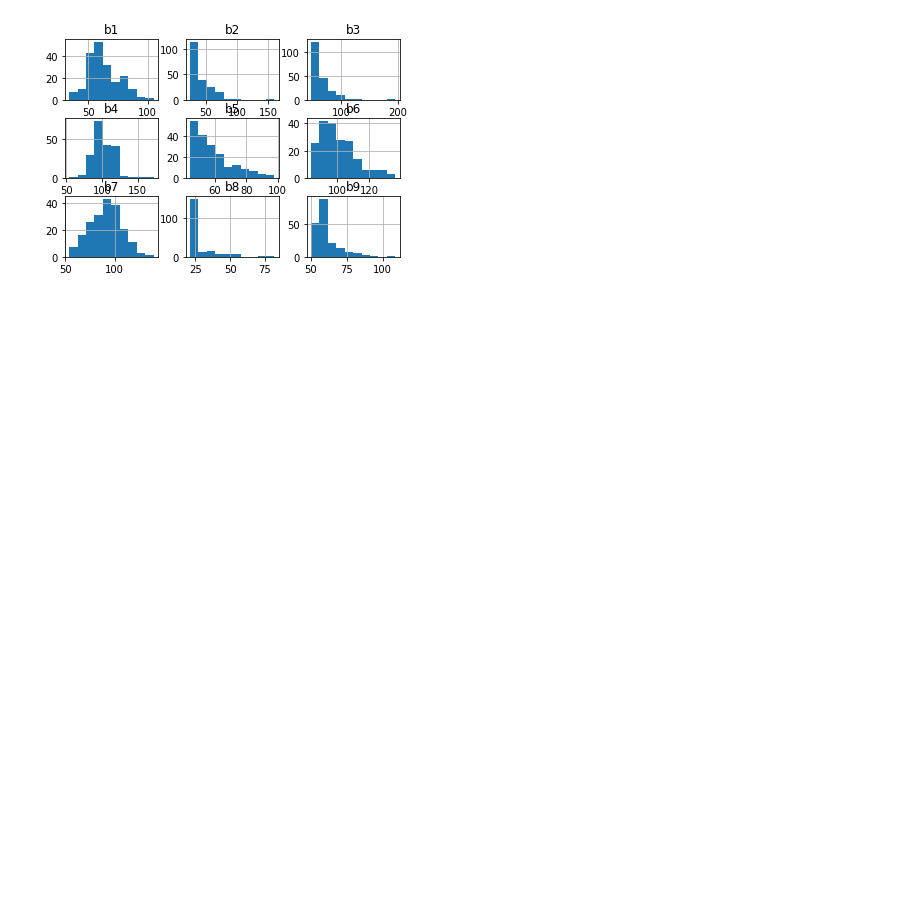
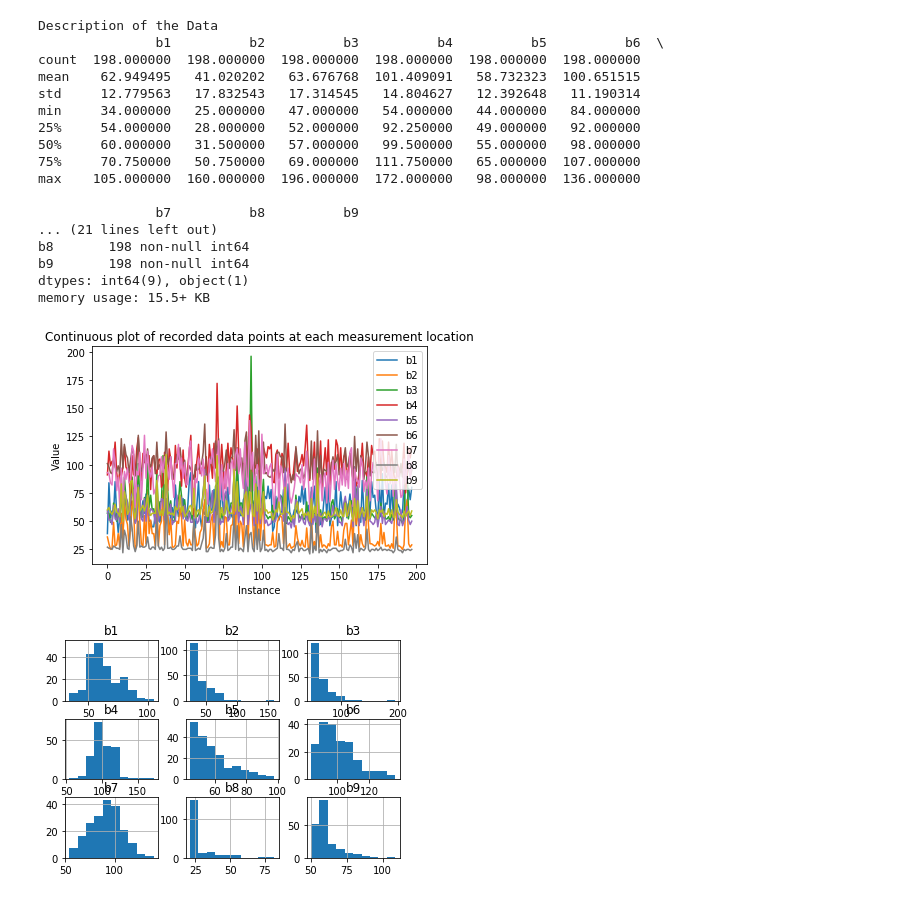
Before and after one commit to SamuelHeath/handson-ml, a Jupyter notebook: labs/lab2/lab02.ipynb, the cells around one changed output. Saved outputs shown, nothing was run; the diff lists cells and outputs as text; code cells hidden in the pictures; blank space fills up the shorter version.

```diff
--- a/labs/lab2/lab02.ipynb
+++ b/labs/lab2/lab02.ipynb
@@ -36,9 +49,37 @@ To run (or execute) a cell, click on the cell and press the *Enter* key while ho
 # %%
 # Remove unneeded features from the data
 training_set = training_set[list(filter(lambda x: 'pred_minus' not in x, training_set.columns.get_values()))]
+
 # Redisplay the values
-training_set.head()
-training_set.hist()
+print("Description of the Data")
+print(training_set.describe())
+print("\nType of data we are working with")
+training_set.info()
+print("")
+ax = training_set.plot()
+ax.set_xlabel("Instance")
+ax.set_ylabel("Value")
+plt.title("Continuous plot of recorded data points at each measurement location")
+print()
+ax = training_set.hist()
 plt.show()
 # %% [output]
+Description of the Data
+               b1          b2          b3          b4          b5          b6  \
+count  198.000000  198.000000  198.000000  198.000000  198.000000  198.000000
+mean    62.949495   41.020202   63.676768  101.409091   58.732323  100.651515
+std     12.779563   17.832543   17.314545   14.804627   12.392648   11.190314
+min     34.000000   25.000000   47.000000   54.000000   44.000000   84.000000
+25%     54.000000   28.000000   52.000000   92.250000   49.000000   92.000000
+50%     60.000000   31.500000   57.000000   99.500000   55.000000   98.000000
+75%     70.750000   50.750000   69.000000  111.750000   65.000000  107.000000
+max    105.000000  160.000000  196.000000  172.000000   98.000000  136.000000
+
+               b7          b8          b9
+... (21 lines left out)
+b8       198 non-null int64
+b9       198 non-null int64
+dtypes: int64(9), object(1)
+memory usage: 15.5+ KB
-[figure, old version]
+[figure, new version]
+[figure, added]
```
Also changed, not shown: parts of 34 cells of this notebook.
